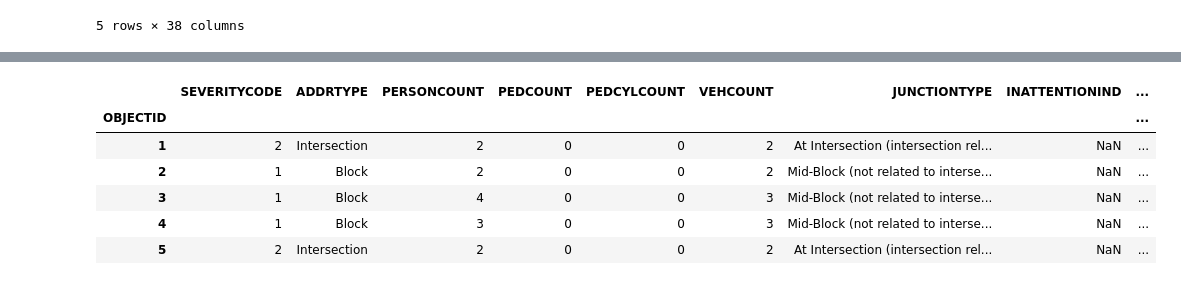
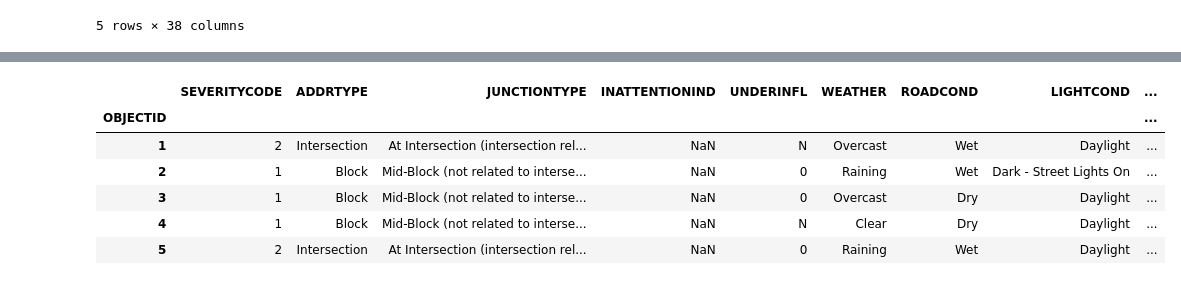
Before and after one commit to pokebaum/Coursera_Capstone, a Jupyter notebook: Capstone Notebook.ipynb, the cells around one changed output, grey strips where cells are left out. Cells and saved outputs as stored; diff of their text form; code cells hidden in the pictures.

```diff
--- a/Capstone Notebook.ipynb
+++ b/Capstone Notebook.ipynb
@@ -68,13 +73,13 @@ dtype: object
 # %%
+df.drop(['EXCEPTRSNCODE','EXCEPTRSNDESC', 'INTKEY', 'PERSONCOUNT', 'PEDCOUNT', 'PEDCYLCOUNT', 'VEHCOUNT', 'COLLISIONTYPE', 'SDOT_COLCODE', 'INCKEY', 'COLDETKEY', 'REPORTNO', 'SEGLANEKEY','ST_COLCODE', 'CROSSWALKKEY', 'SDOTCOLNUM', 'ST_COLDESC', 'SEVERITYCODE.1', 'STATUS', 'LOCATION','INCDATE','INCDTTM', 'HITPARKEDCAR', 'SEVERITYDESC', 'SDOT_COLDESC', 'X', 'Y', 'time', 'year'], axis=1, inplace=True)
+df.set_index('OBJECTID', inplace=True)
 df_new = df
-df_new.drop(['EXCEPTRSNCODE','EXCEPTRSNDESC', 'INTKEY', 'COLLISIONTYPE', 'SDOT_COLCODE', 'INCKEY', 'COLDETKEY', 'REPORTNO', 'SEGLANEKEY','ST_COLCODE', 'CROSSWALKKEY', 'SDOTCOLNUM', 'ST_COLDESC', 'SEVERITYCODE.1', 'STATUS', 'LOCATION','INCDATE','INCDTTM', 'SEVERITYDESC', 'SDOT_COLDESC', 'X', 'Y'], axis=1, inplace=True)
-df_new.set_index('OBJECTID', inplace=True)
 df_new.head()
 # %% [output]
-|  | SEVERITYCODE | ADDRTYPE | PERSONCOUNT | PEDCOUNT | PEDCYLCOUNT | VEHCOUNT | JUNCTIONTYPE | INATTENTIONIND | ... |
+|  | SEVERITYCODE | ADDRTYPE | JUNCTIONTYPE | INATTENTIONIND | UNDERINFL | WEATHER | ROADCOND | LIGHTCOND | ... |
 | OBJECTID |  |  |  |  |  |  |  |  | ... |
-| 1 | 2 | Intersection | 2 | 0 | 0 | 2 | At Intersection (intersection rel... | NaN | ... |
-| 2 | 1 | Block | 2 | 0 | 0 | 2 | Mid-Block (not related to interse... | NaN | ... |
-| 3 | 1 | Block | 4 | 0 | 0 | 3 | Mid-Block (not related to interse... | NaN | ... |
-| 4 | 1 | Block | 3 | 0 | 0 | 3 | Mid-Block (not related to interse... | NaN | ... |
-| 5 | 2 | Intersection | 2 | 0 | 0 | 2 | At Intersection (intersection rel... | NaN | ... |
+| 1 | 2 | Intersection | At Intersection (intersection rel... | NaN | N | Overcast | Wet | Daylight | ... |
+| 2 | 1 | Block | Mid-Block (not related to interse... | NaN | 0 | Raining | Wet | Dark - Street Lights On | ... |
+| 3 | 1 | Block | Mid-Block (not related to interse... | NaN | 0 | Overcast | Dry | Daylight | ... |
+| 4 | 1 | Block | Mid-Block (not related to interse... | NaN | N | Clear | Dry | Daylight | ... |
+| 5 | 2 | Intersection | At Intersection (intersection rel... | NaN | 0 | Raining | Wet | Daylight | ... |
```
Also changed, not shown: parts of 46 cells of this notebook.
